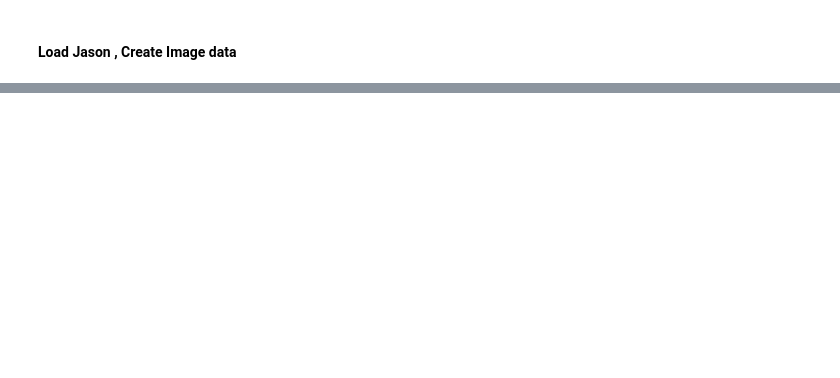
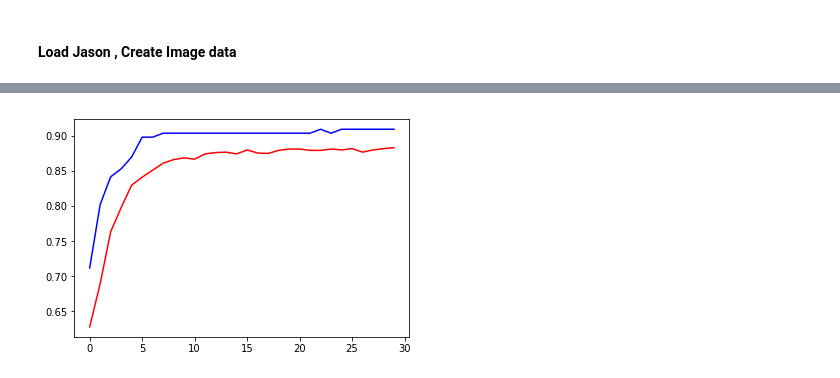
Before and after one commit to jaewoo-so/OneShotLearning, a Jupyter notebook: kerasnote/SimpleModel.ipynb, the cells around one changed output, grey strips where cells are left out. Saved outputs shown, nothing was run; the diff lists cells and outputs as text; code cells hidden in the pictures; blank space fills up the shorter version.

```diff
--- a/kerasnote/SimpleModel.ipynb
+++ b/kerasnote/SimpleModel.ipynb
@@ -59,0 +86,13 @@ datas[0][0]
+# %%
+input_shape = xs0[0].shape
+print('input shape : {}'.format(input_shape))
+
+#input1 = layers.Input((32,32,1,))
+#input2 = layers.Input((32,32,1,))
+
+input1 = layers.Input(input_shape)
+input2 = layers.Input(input_shape)
+
+
+
+simplenet = SimpleModel()
@@ -59,0 +101,16 @@ datas[0][0]
+# %%
+encode1 = simplenet.Build(input1)
+encode2 = simplenet.Build(input2)
+
+x = layers.subtract([encode1 , encode2])
+x = layers.Lambda(lambda x : K.abs(x))(x)
+
+#x = layers.Lambda(lambda x : K.sum(x , axis = (-1)))(x)
+#x = layers.Activation('sigmoid')(x)
+x = layers.Flatten()(x)
+
+prediction = layers.Dense(1,activation='sigmoid')(x)
+#model = models.Model([input1,input2] , prediction)
+model = models.Model([input1,input2] , prediction)
+# %%
+model.compile(loss = losses.binary_crossentropy , optimizer=optimizers.Adam(0.00006) , metrics=['acc'])
@@ -59,0 +131,2 @@ datas[0][0]
+# %%
+hist = model.fit([xs0,xs1] , labels , batch_size=64 ,validation_split=0.1, epochs=30 , verbose = 1)
@@ -59,0 +151,6 @@ datas[0][0]
+# %%
+plt.plot(hist.history['acc'] , c = 'r')
+plt.plot(hist.history['val_acc'] , c = 'b')
+plt.show()
+# %% [output]
+[figure, added]
```
Also changed, not shown: parts of 18 cells of this notebook, 5 other files.
